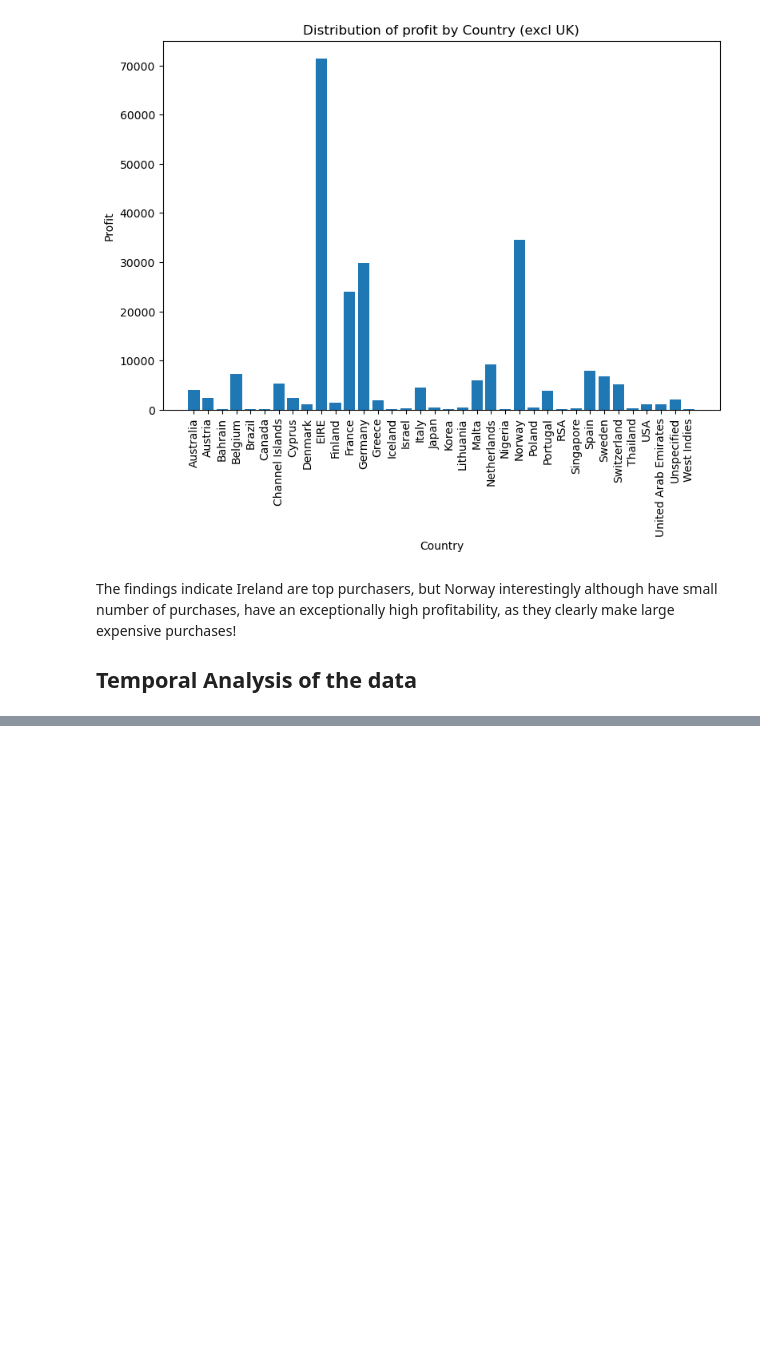
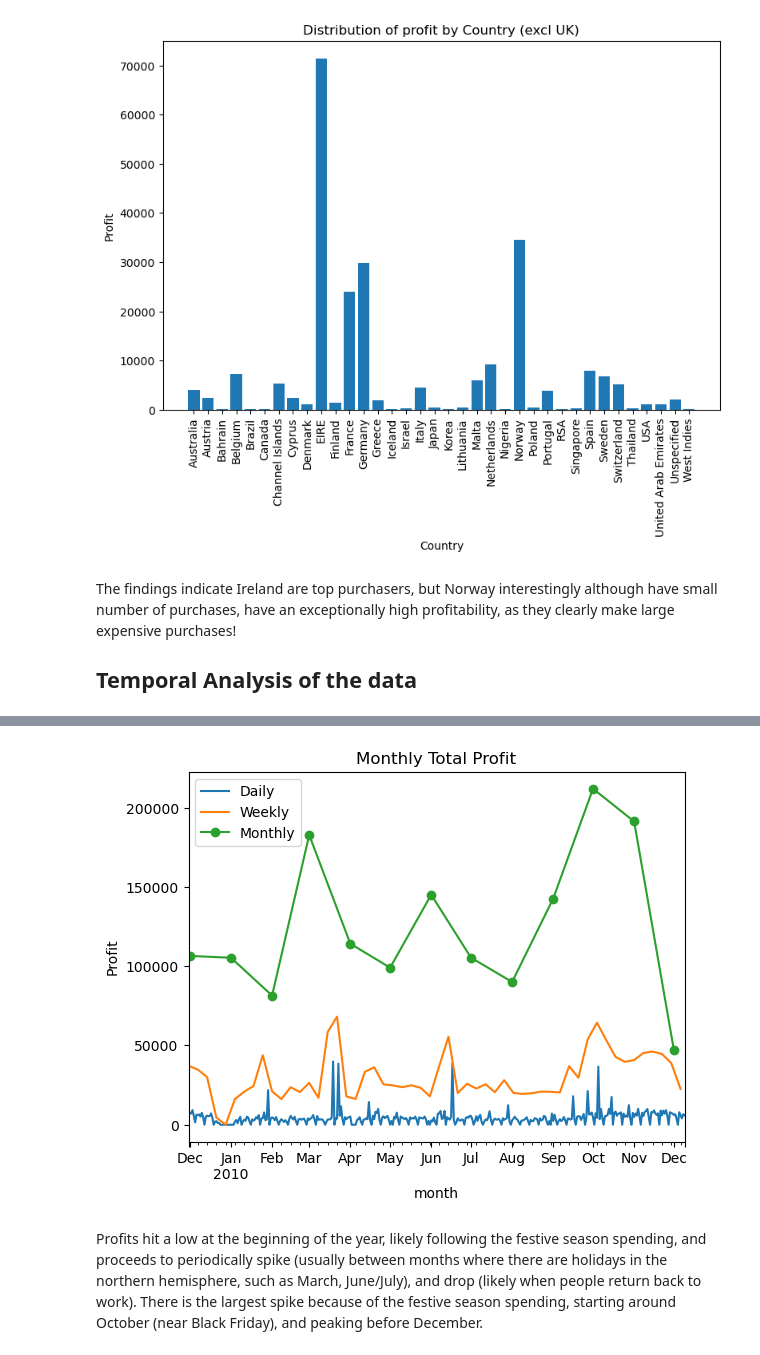
Before and after one commit to SteveG365/Customer-Value-Lifetime, a Jupyter notebook: notebooks/EDA.ipynb, the cells around one changed output, grey strips where cells are left out. Saved outputs shown, nothing was run; the diff lists cells and outputs as text; code cells hidden in the pictures; blank space fills up the shorter version.

```diff
--- a/notebooks/EDA.ipynb
+++ b/notebooks/EDA.ipynb
@@ -139,0 +156,9 @@ The findings indicate Ireland are top purchasers, but Norway interestingly altho
+# %%
+df = df.sort_values("InvoiceDate")
+df["date"]   = df["InvoiceDate"].dt.date
+df["hour"]   = df["InvoiceDate"].dt.hour
+df["day"]    = df["InvoiceDate"].dt.day
+df["week"]   = df["InvoiceDate"].dt.isocalendar().week
+df["month"]  = df["InvoiceDate"].dt.to_period("M")
+df["weekday"]= df["InvoiceDate"].dt.day_name()
+df
@@ -139,0 +179,31 @@ The findings indicate Ireland are top purchasers, but Norway interestingly altho
+# %%
+daily_profit = (
+    df
+    .set_index("InvoiceDate")
+    .resample("D")["Price"]
+    .sum()
+)
+
+daily_profit.plot(label= "Daily")
+plt.title("Daily Total Profit")
+
+weekly_profit = daily_profit.resample("W").sum()
+
+weekly_profit.plot(label="Weekly")
+plt.title("Weekly Total Profit")
+
+monthly_profit = (
+    df
+    .groupby("month")["Price"]
+    .sum()
+)
+
+monthly_profit.plot(marker="o", label="Monthly")
+plt.title("Monthly Total Profit")
+plt.ylabel("Profit")
+plt.legend()
+plt.show()
+# %% [output]
+[figure, added]
+# %% [markdown]
+Profits hit a low at the beginning of the year, likely following the festive season spending, and proceeds to periodically spike (usually between months where there are holidays in the northern hemisphere, such as March, June/July), and drop (likely when people return back to work). There is the largest spike because of the festive season spending, starting around October (near Black Friday), and peaking before December.
```
Also changed, not shown: parts of 2 cells of this notebook.
